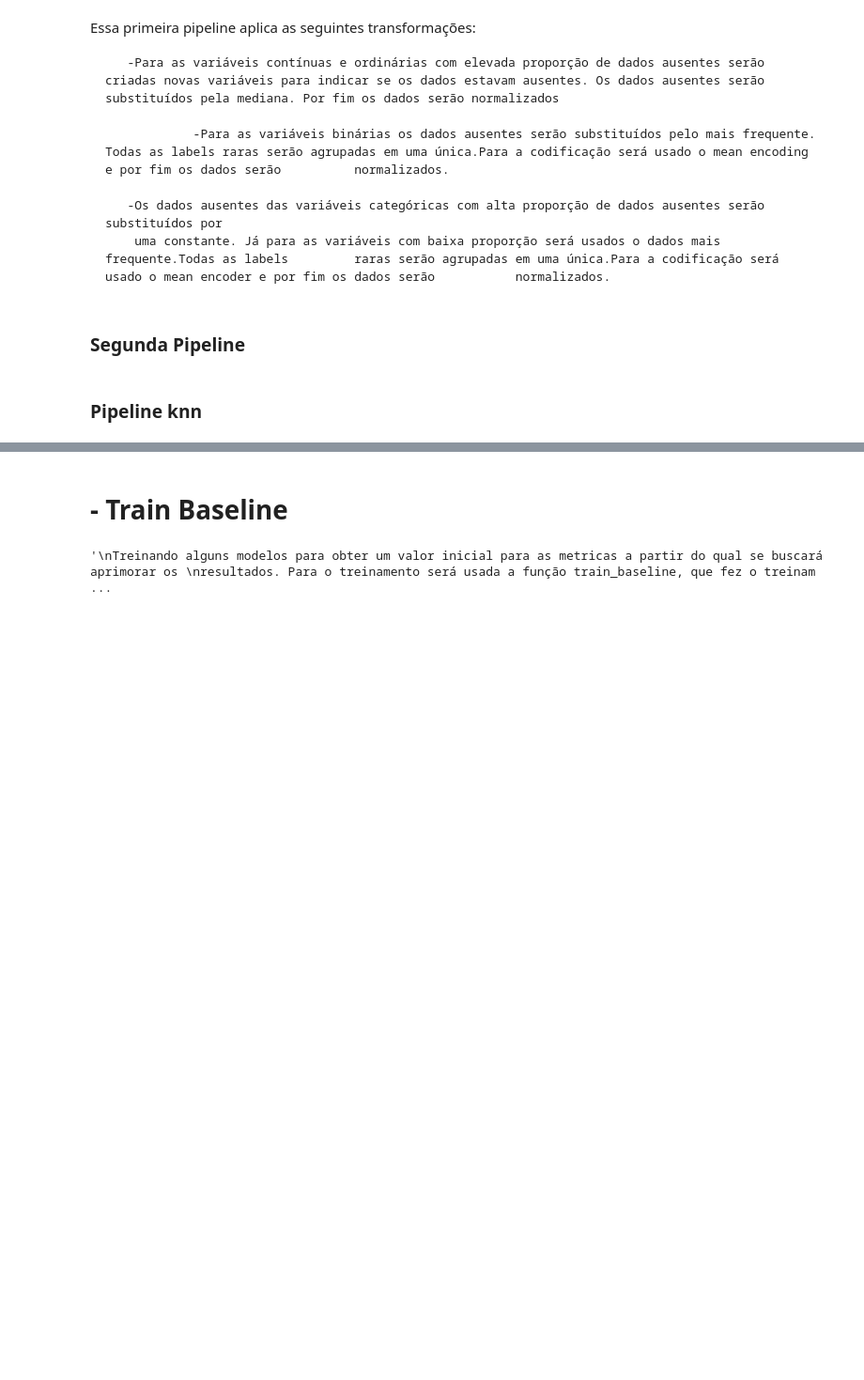
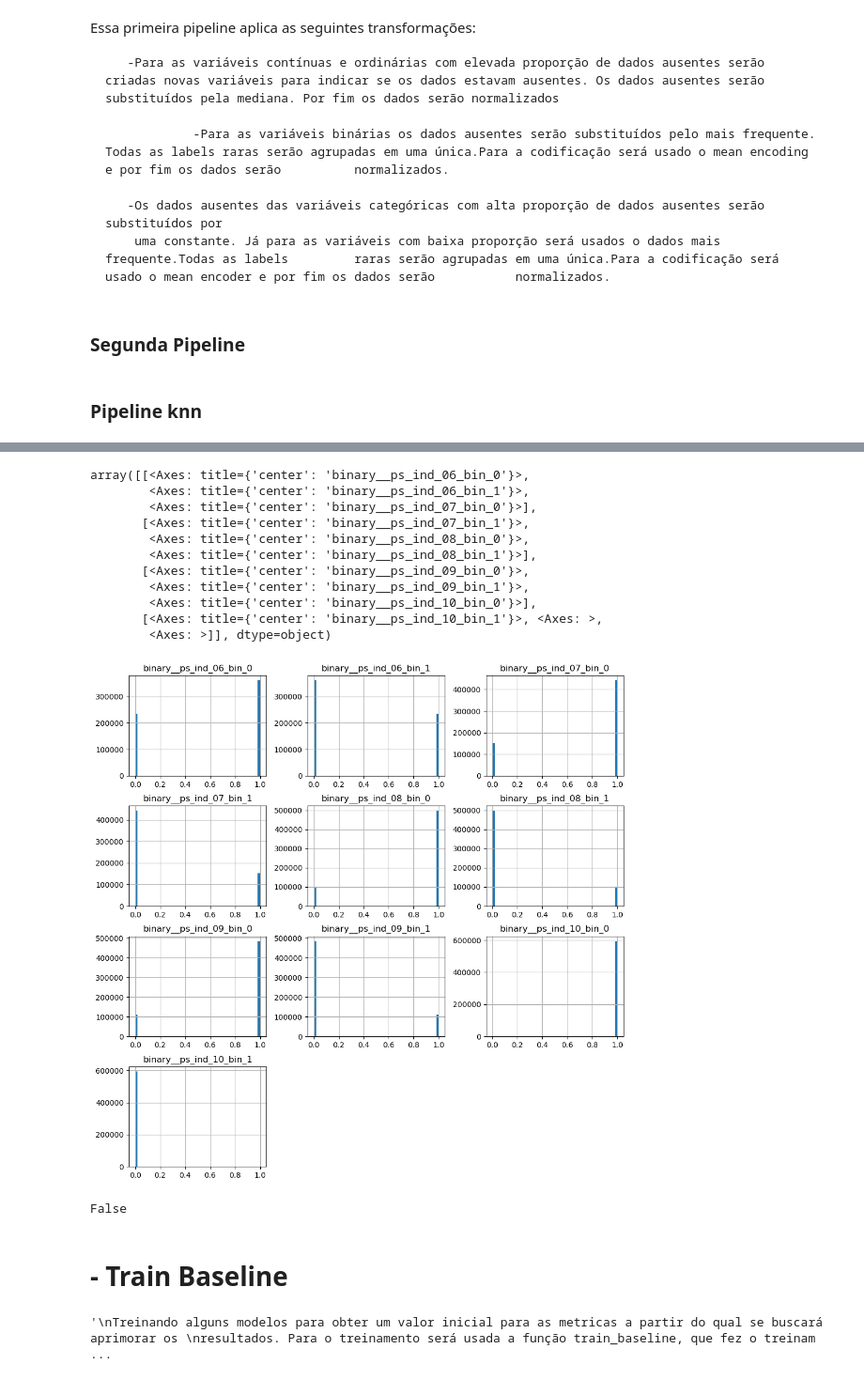
Before and after one commit to RodolfoPCruz/insurance-safe-driver-prediction, a Jupyter notebook: insurance_claim_prediction.ipynb, the cells around one changed output, grey strips where cells are left out. Shown at 94% size. Cells and saved outputs as stored; diff of their text form; code cells hidden in the pictures; blank space fills up the shorter version.

```diff
--- a/insurance_claim_prediction.ipynb
+++ b/insurance_claim_prediction.ipynb
@@ -1373,3 +1397,22 @@ x_pre_processed=complete_pipeline_pp.fit_transform(x_train,y_train)
+# %%
+x_pre_processed[[i for i in x_pre_processed.columns[:10]]].hist(bins=50,figsize=(12,12))
+# %% [output]
+array([[<Axes: title={'center': 'binary__ps_ind_06_bin_0'}>,
+        <Axes: title={'center': 'binary__ps_ind_06_bin_1'}>,
+        <Axes: title={'center': 'binary__ps_ind_07_bin_0'}>],
+       [<Axes: title={'center': 'binary__ps_ind_07_bin_1'}>,
+        <Axes: title={'center': 'binary__ps_ind_08_bin_0'}>,
+        <Axes: title={'center': 'binary__ps_ind_08_bin_1'}>],
+       [<Axes: title={'center': 'binary__ps_ind_09_bin_0'}>,
+        <Axes: title={'center': 'binary__ps_ind_09_bin_1'}>,
+        <Axes: title={'center': 'binary__ps_ind_10_bin_0'}>],
+       [<Axes: title={'center': 'binary__ps_ind_10_bin_1'}>, <Axes: >,
+        <Axes: >]], dtype=object)
+[figure, added]
+# %%
+x_pre_processed[['binary__ps_ind_10_bin_0']].equals(x_pre_processed[['binary__ps_ind_10_bin_1']])
+# %% [output]
+False
 # %% [markdown]
 # - Train Baseline
 # %%
```
Also changed, not shown: parts of 126 cells of this notebook.
